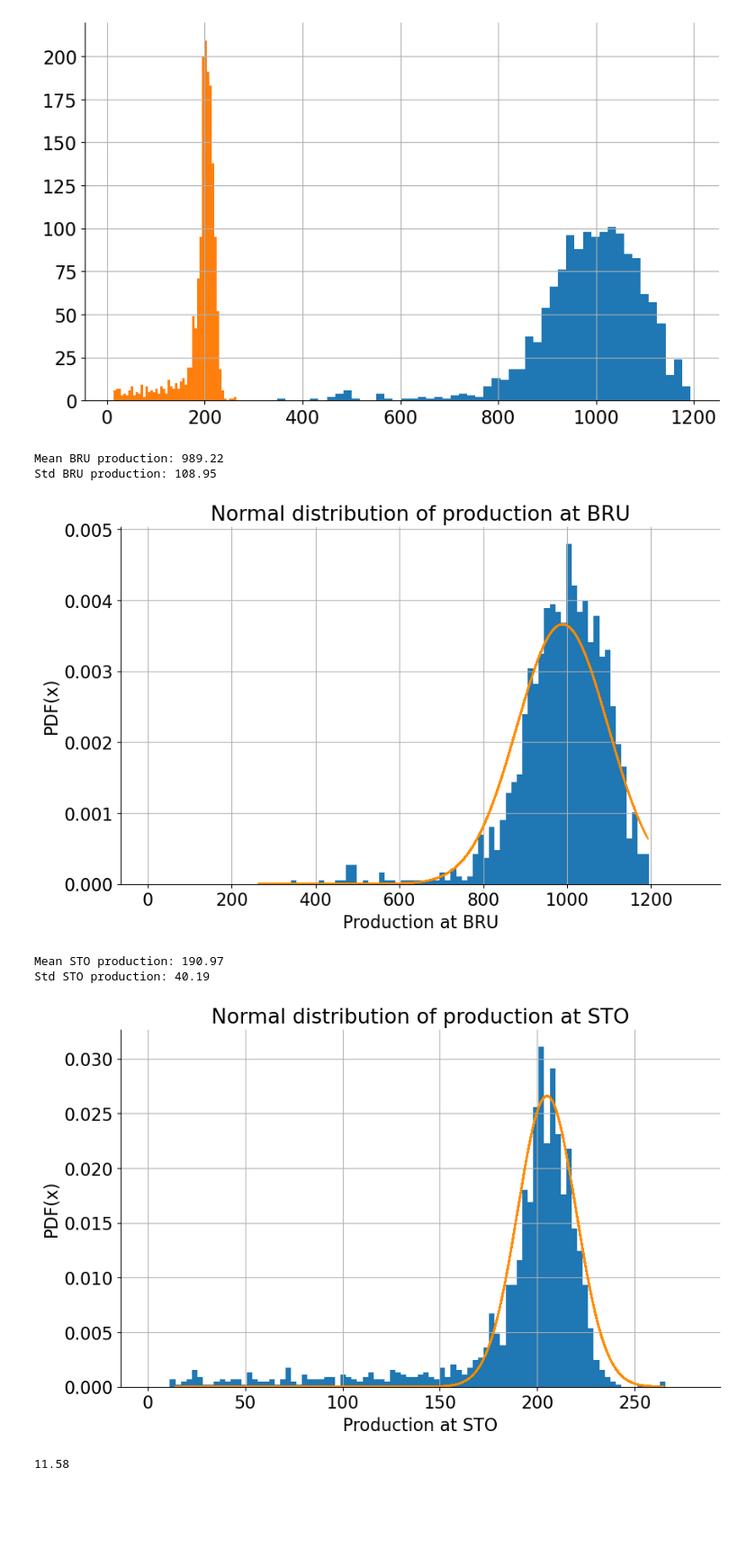
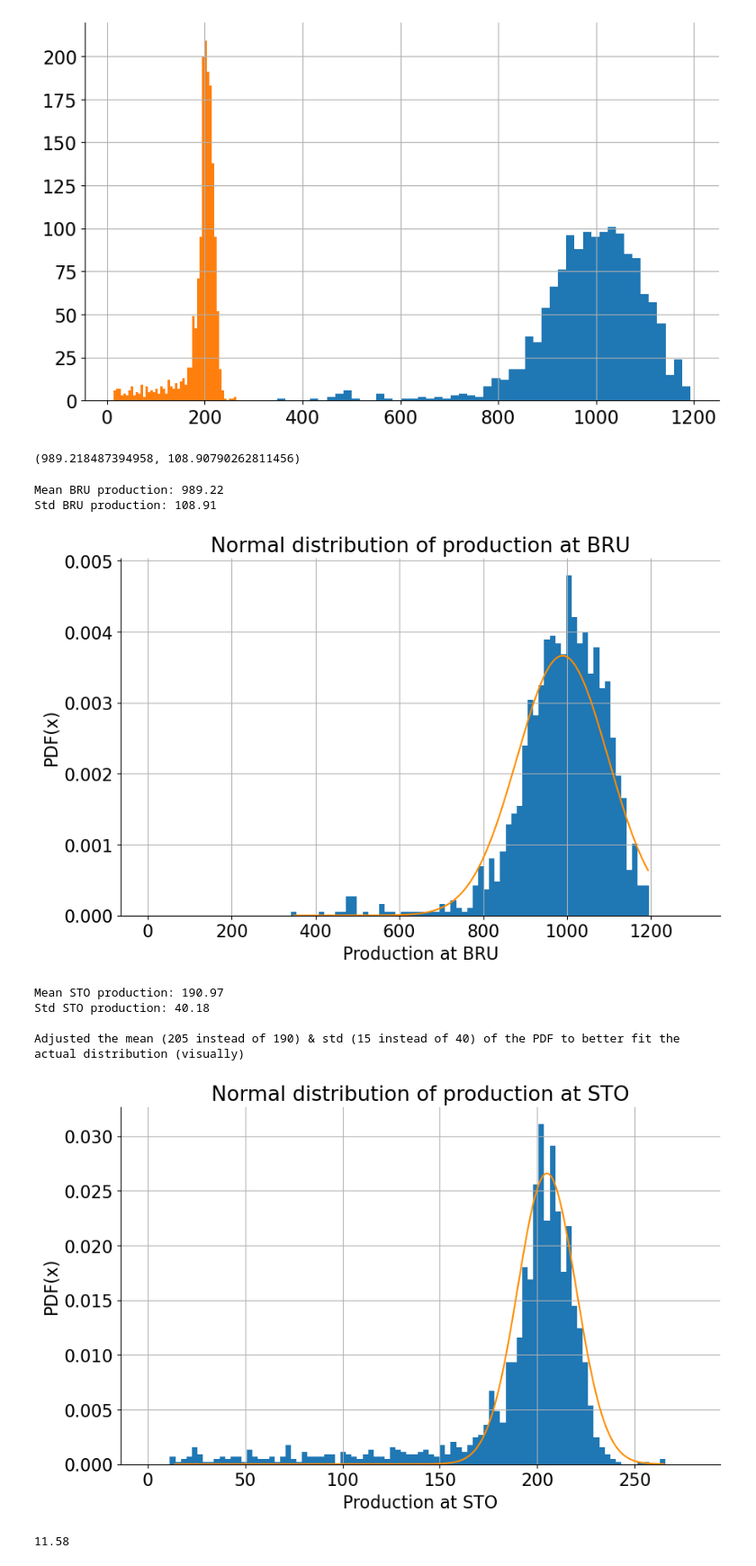
Before and after one commit to PhilippeGiorgino/project_evaluatie_statistiek, a Jupyter notebook: notebooks/model_production_process_philippegiorgino.ipynb, the cells around one changed output. Shown: that part at 90% size. Drawn from its saved outputs; the diff is of its cells as text; code cells hidden in the pictures; blank space fills up the shorter version.

Commit message:
Minor changes to production notebooks

```diff
--- a/notebooks/model_production_process_philippegiorgino.ipynb
+++ b/notebooks/model_production_process_philippegiorgino.ipynb
@@ -94,10 +94,13 @@ None
 ## 2. Preprocessing data
 # %%
 def preprocess(df):
-    """ Excluding maintenance days and converting field datatypes."""
+    """ Function takes dataframe with all production for all sites as input parameter and
+    returns a dataframe filtering out maintenance days and with converted field datatypes."""
 
+    # Exclude maintenance days
     df = df[df['maintenance'] == 'No']
 
+    # Convert field datatypes
     df = df.copy()
     df.date = pd.to_datetime(df.date)
     df.prod_loss_perc = df.prod_loss_perc.astype(int)
@@ -105,7 +108,7 @@ def preprocess(df):
     df.production = df.production.astype(int)
     return df
 
-# Filter data and converting datatypes
+# Filtering out maintenance days and converting datatypes
 daily_prod_excl_maint = preprocess(daily_prod)
 
 daily_prod_excl_maint.info()
@@ -212,20 +215,24 @@ daily_prod_sto['production'].hist(bins=50)
 # %% [output]
 <Axes: >
 [figure]
+# %%
+stats.norm.fit(daily_prod_bru['production'])
+# %% [output]
+(989.218487394958, 108.90790262811456)
 # %%
 # Define BRU production distribution and calculate PDF
 
+# Plot BRU production values in histogram
 daily_prod_bru['production'].hist(bins=np.linspace(0, 1300, 100), density = True)
 
 # Define PDF parameters
-mean = daily_prod_bru['production'].mean()
-std_dev = daily_prod_bru['production'].std()
+mean, std_dev = stats.norm.fit(daily_prod_bru['production'])
 
 print('Mean BRU production:', round(mean, 2))
 print('Std BRU production:', round(std_dev, 2))
 
 # Generate values that fit my data
-x_values = np.linspace(daily_prod_bru['production'], np.max(daily_prod_sto['production']), 1000)
+x_values = np.linspace(np.min(daily_prod_bru['production']), np.max(daily_prod_bru['production']), 1000)
 
 # Calculate PDF
 pdf_values = stats.norm.pdf(x_values, loc=mean, scale=std_dev)
@@ -239,38 +246,43 @@ plt.grid(True)
 plt.show()
 # %% [output]
 Mean BRU production: 989.22
-Std BRU production: 108.95
+Std BRU production: 108.91
-[figure, old version]
+[figure, new version]
 # %%
 # Calculate PDF of distribution at STO
 
+# Plot STO production values in histogram
 daily_prod_sto['production'].hist(bins=np.linspace(0, 280, 100), density = True)
 
 # Define PDF parameters
-mean = daily_prod_sto['production'].mean()
-std_dev = daily_prod_sto['production'].std()
+mean, std_dev = stats.norm.fit(daily_prod_sto['production'])
 
 print('Mean STO production:', round(mean, 2))
 print('Std STO production:', round(std_dev, 2))
 
 # Generate values that fit my data
-x_values = np.linspace(daily_prod_sto['production'], np.max(daily_prod_sto['production']), 1000)
+x_values = np.linspace(np.min(daily_prod_sto['production']), np.max(daily_prod_sto['production']), 1000)
 
 # Calculate PDF
+# pdf_values = stats.norm.pdf(x_values, loc=mean, scale=std_dev)
 pdf_values = stats.norm.pdf(x_values, loc=205, scale=15)
-# Adjusted the mean (205 instead of 190) & std (15 instead of 40) to better fit the actual distribution (visually)
+
+print()
+print('Adjusted the mean (205 instead of 190) & std (15 instead of 40) of the PDF to better fit the actual distribution (visually)')
 
 # Plot the PDF
 plt.plot(x_values, pdf_values, color='darkorange')
 plt.title('Normal distribution of production at STO')
 plt.xlabel('Production at STO')
 plt.ylabel('PDF(x)')
 plt.grid(True)
 plt.show()
 # %% [output]
 Mean STO production: 190.97
-Std STO production: 40.19
+Std STO production: 40.18
+
+Adjusted the mean (205 instead of 190) & std (15 instead of 40) of the PDF to better fit the actual distribution (visually)
-[figure, old version]
+[figure, new version]
 # %%
 # Calculate percentage of production in STO that falls outside of the normal distribution
 
```
Also changed, not shown: parts of 8 cells of this notebook, 1 other file.
